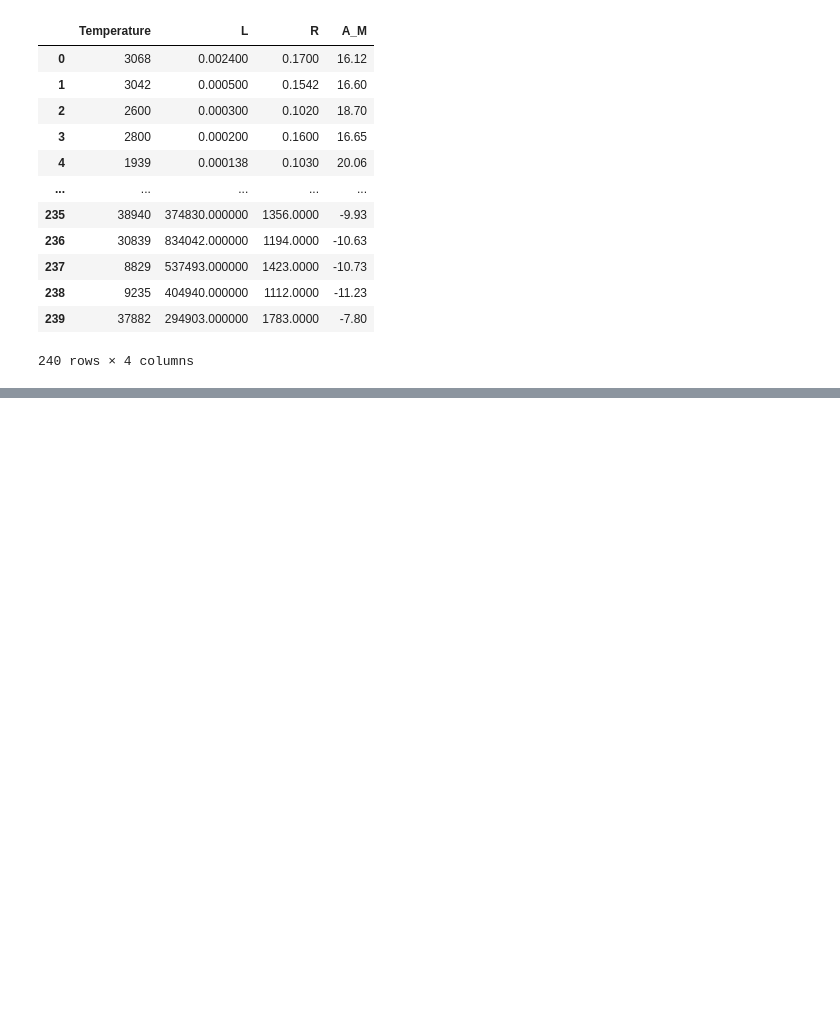
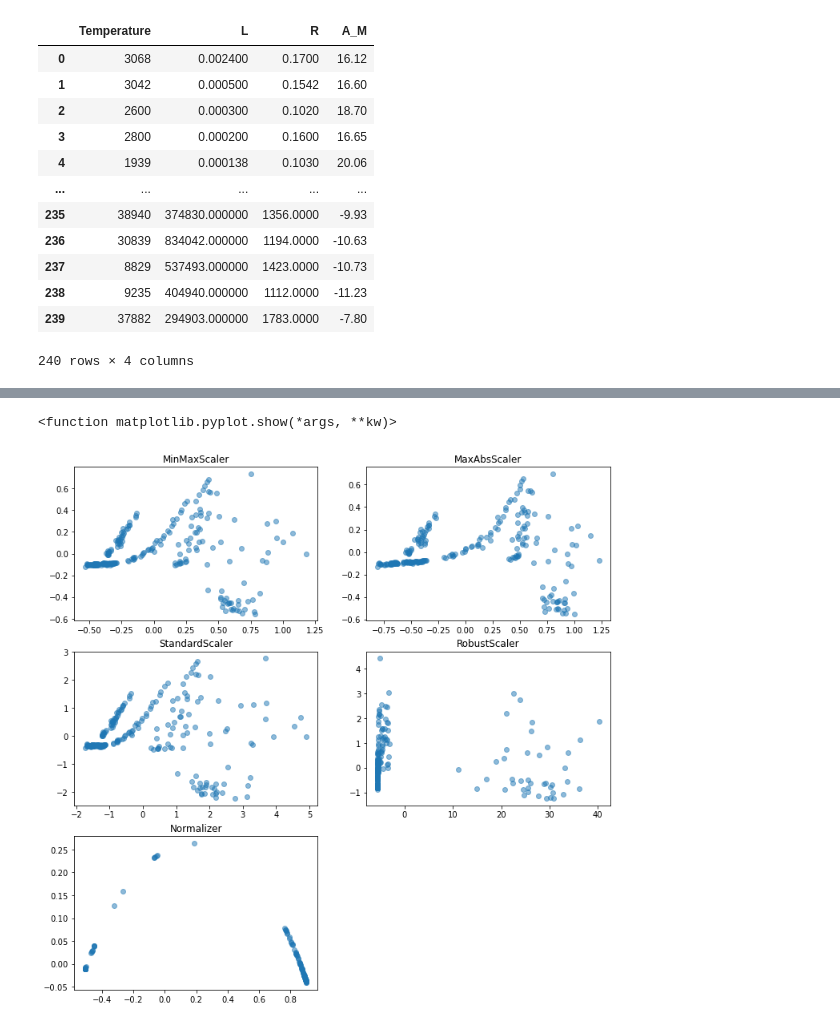
Before and after one commit to DongHyun99/Data_Mining, a Jupyter notebook: Pandas_data_analysis/StarTypeEDA (not Categorized).ipynb, the cells around one changed output, grey strips where cells are left out. Cells and saved outputs as stored; diff of their text form; code cells hidden in the pictures; blank space fills up the shorter version.

Commit message:
add Scaler Plot

```diff
--- a/Pandas_data_analysis/StarTypeEDA (not Categorized).ipynb
+++ b/Pandas_data_analysis/StarTypeEDA (not Categorized).ipynb
@@ -127,0 +114,40 @@ no=pd.DataFrame(NO.fit_transform(star),columns=star.columns)
+# %%
+from sklearn.decomposition import PCA
+
+#각 정규화 된 값들을 PCA로 차원축소 시키고 값이 어떻게 변화하는지 살펴본다.
+pca = PCA(n_components=2)
+
+mm_pca = pca.fit_transform(mm)
+ma_pca = pca.fit_transform(ma)
+ss_pca = pca.fit_transform(ss)
+rs_pca = pca.fit_transform(rs)
+no_pca = pca.fit_transform(no)
+
+mm_pca = pd.DataFrame(mm_pca, columns=['x','y'])
+ma_pca = pd.DataFrame(ma_pca, columns=['x','y'])
+ss_pca = pd.DataFrame(ss_pca, columns=['x','y'])
+rs_pca = pd.DataFrame(rs_pca, columns=['x','y'])
+no_pca = pd.DataFrame(no_pca, columns=['x','y'])
+
+plt.figure(figsize=(12, 12))
+
+plt.subplot(321)
+plt.scatter(mm_pca.x, mm_pca.y, alpha=0.5)
+plt.title('MinMaxScaler')
+plt.subplot(322)
+plt.scatter(ma_pca.x, ma_pca.y, alpha=0.5)
+plt.title('MaxAbsScaler')
+plt.subplot(323)
+plt.scatter(ss_pca.x, ss_pca.y, alpha=0.5)
+plt.title('StandardScaler')
+plt.subplot(324)
+plt.scatter(rs_pca.x, rs_pca.y, alpha=0.5)
+plt.title('RobustScaler')
+plt.subplot(325)
+plt.scatter(no_pca.x, no_pca.y, alpha=0.5)
+plt.title('Normalizer')
+
+plt.show
+# %% [output]
+<function matplotlib.pyplot.show(*args, **kw)>
+[figure, added]
```
Also changed, not shown: parts of 1 cell of this notebook.
